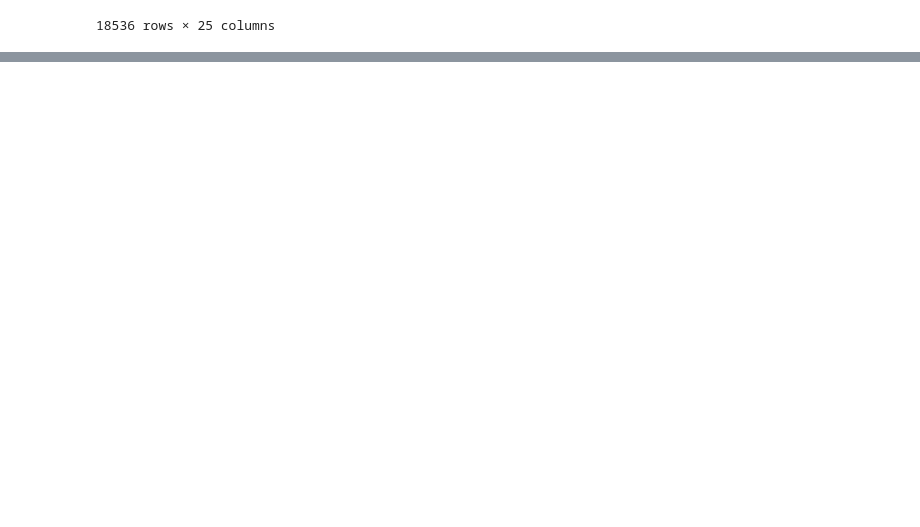
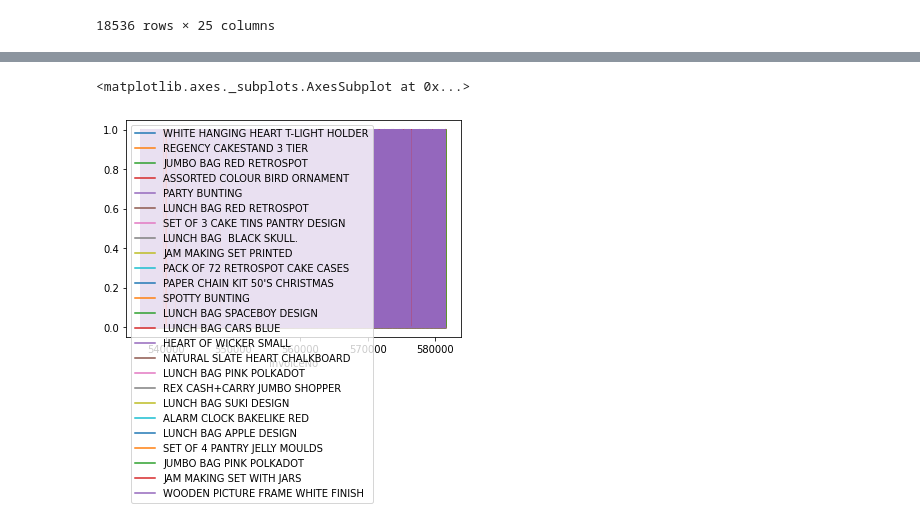
Before and after one commit to SBGuillermo/TFM-AnalisisComercio, a Jupyter notebook: Notebooks/3_Analisis_cesta_compra.ipynb, the cells around one changed output, grey strips where cells are left out. Cells and saved outputs as stored; diff of their text form; code cells hidden in the pictures; blank space fills up the shorter version.

```diff
--- a/Notebooks/3_Analisis_cesta_compra.ipynb
+++ b/Notebooks/3_Analisis_cesta_compra.ipynb
@@ -246,0 +261,5 @@ bypurchase_tabel
+# %%
+bypurchase_tabel.plot()
+# %% [output]
+<matplotlib.axes._subplots.AxesSubplot at 0x...>
+[figure, added]
```
Also changed, not shown: parts of 12 cells of this notebook.
